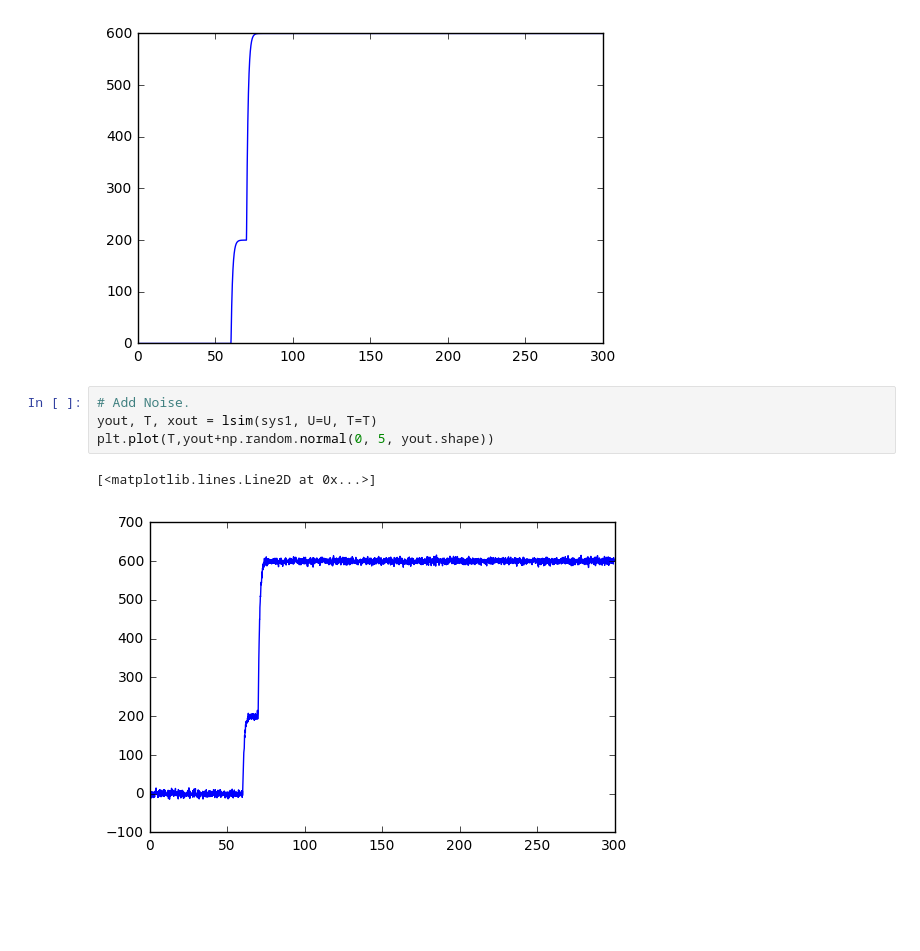
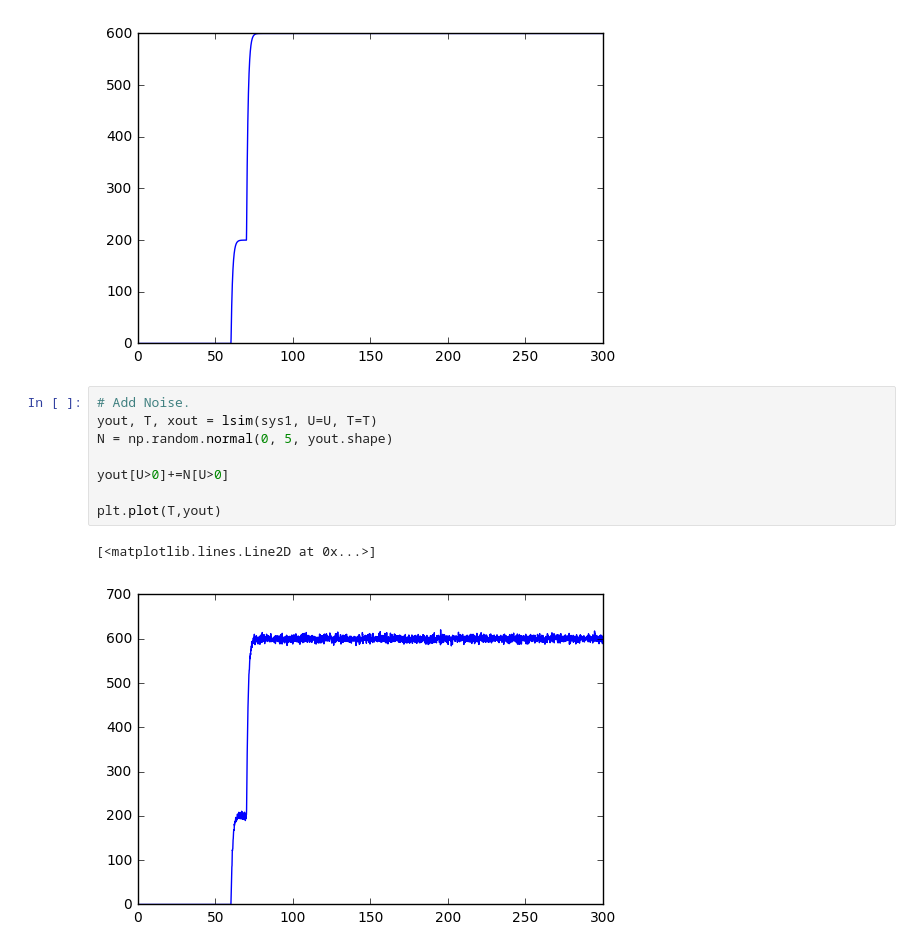
Before and after one commit to dapperfu/NeuralNetWork, a Jupyter notebook: Start_Classifier/01 - Generate Start Data.ipynb, the cells around one changed output. Cells and saved outputs as stored; diff of their text form; blank space fills up the shorter version.

```diff
--- a/Start_Classifier/01 - Generate Start Data.ipynb
+++ b/Start_Classifier/01 - Generate Start Data.ipynb
@@ -46,7 +46,11 @@ plt.plot(T,yout)
 # %%
 # Add Noise.
 yout, T, xout = lsim(sys1, U=U, T=T)
-plt.plot(T,yout+np.random.normal(0, 5, yout.shape))
+N = np.random.normal(0, 5, yout.shape)
+
+yout[U>0]+=N[U>0]
+
+plt.plot(T,yout)
 # %% [output]
 [<matplotlib.lines.Line2D at 0x...>]
-[figure, old version]
+[figure, new version]
```
